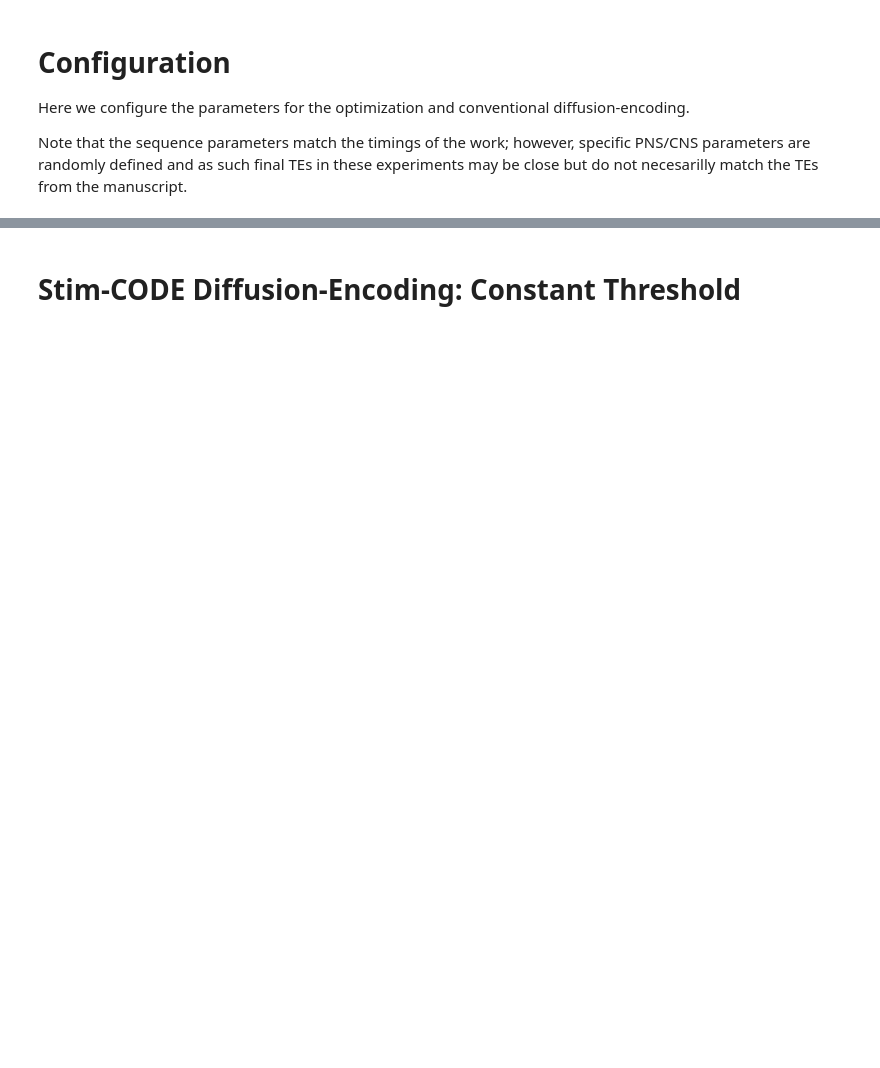
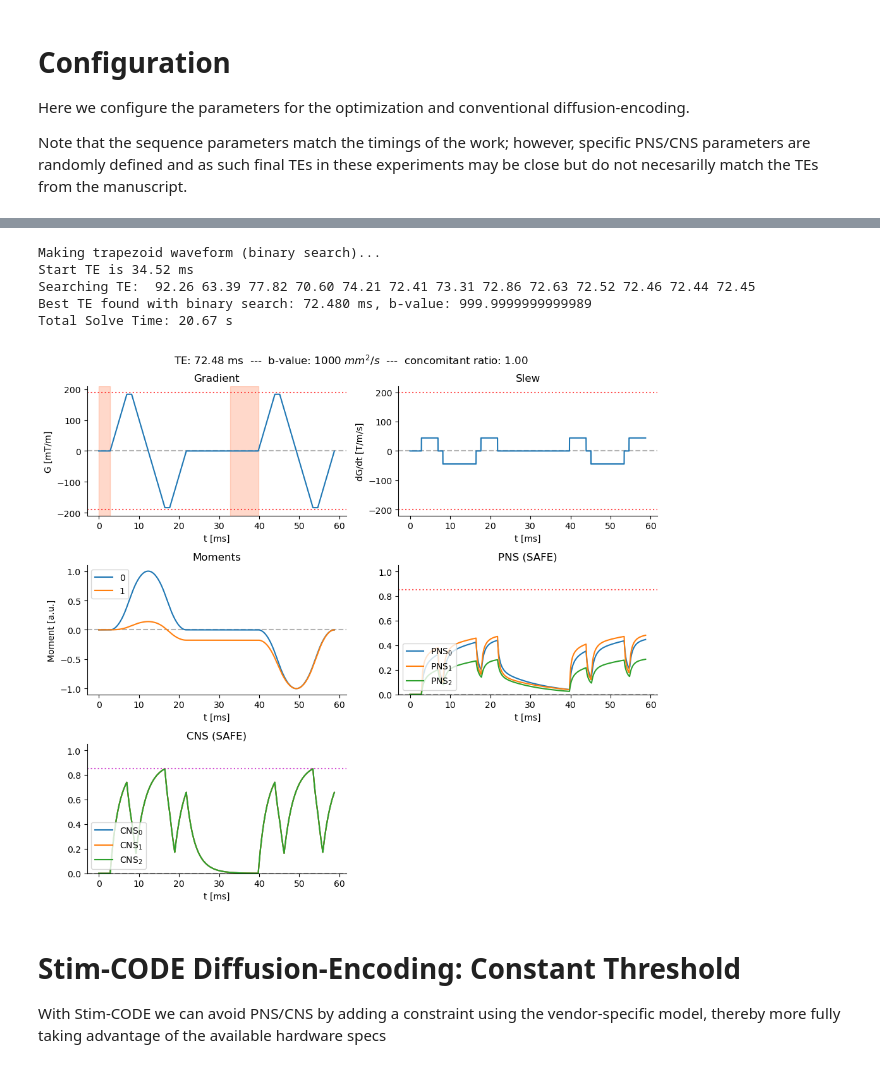
Before and after one commit to ahannum/stim_code, a Jupyter notebook: Examples/demo_colab.ipynb, the cells around one changed output, grey strips where cells are left out. Drawn from its saved outputs; the diff is of its cells as text; code cells hidden in the pictures; blank space fills up the shorter version.

```diff
--- a/Examples/demo_colab.ipynb
+++ b/Examples/demo_colab.ipynb
@@ -140,32 +229,40 @@ for key in ['tau1', 'tau2', 'tau3', 'a1', 'a2', 'a3', 'g_scale','stim_limit']:
 # %%
 # Inherit base parameters; define some additional limits
 trap_params = {**base_params,
           'smax': 200,
           'cns_lim': 0.85,
           'pns_lim': 0.85, 'pns_params': safe,
           'cns_params': safe_cardiac,
           'pns_idx': [0,1,2], 'cns_idx': [0,1,2]}
 
 trap_params['dt'] = 10e-6 # we can use smaller dt for trapezoids
 
 # define a trapezoid object
 trap_obj = GetMinTE_Trap(trap_params,
                 gmaxRange=[0.100, trap_params['gmax']], # range of gmax to search over
                 smaxRange=  np.concatenate(([200], np.arange(120, 20, -2))),) # range of smax to search over
 
 # time conventional waveform design
 t0 = time.perf_counter()
 
 # run binary search to find minimum TE and corresponding gradient waveform
 TE_trap, g_waveform_trap, t_array, bval_trap, timings_trap = trap_obj.compute_binary()
 
 elapsed_time = time.perf_counter() - t0
 print(f"Total Solve Time: {elapsed_time:.2f} s")
 
 # plot the results
-plot_diff(g_waveform_trap, trap_params['dt'], TE = TE_trap, params = trap_params, plot_pns=True, plot_cns=True, pns_params = safe,cns_params = safe_cardiac)
+fig = plot_diff(g_waveform_trap, trap_params['dt'], TE = TE_trap, params = trap_params, plot_pns=True, plot_cns=True, pns_params = safe,cns_params = safe_cardiac)
+# %% [output]
+Making trapezoid waveform (binary search)...
+Start TE is 34.52 ms
+Searching TE:  92.26 63.39 77.82 70.60 74.21 72.41 73.31 72.86 72.63 72.52 72.46 72.44 72.45
+Best TE found with binary search: 72.480 ms, b-value: 999.9999999999989
+Total Solve Time: 20.67 s
+[figure, added]
 # %% [markdown]
 # Stim-CODE Diffusion-Encoding: Constant Threshold
+With Stim-CODE we can avoid PNS/CNS by adding a constraint using the vendor-specific model, thereby more fully taking advantage of the available hardware specs
 # %%
 # Inherit base parameters; define some additional limits
 params = {**base_params,
```
Also changed, not shown: parts of 14 cells of this notebook.
